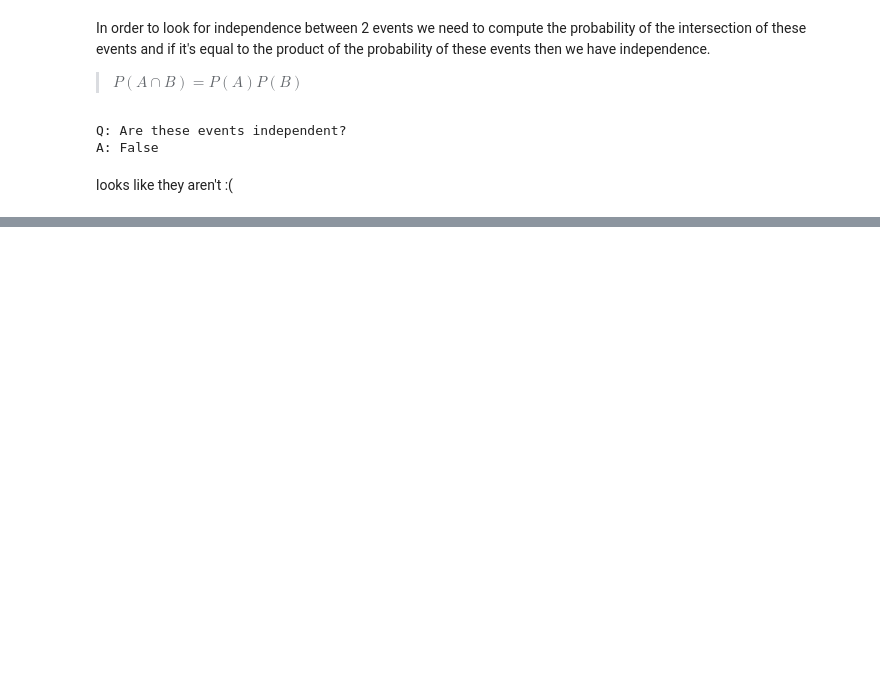
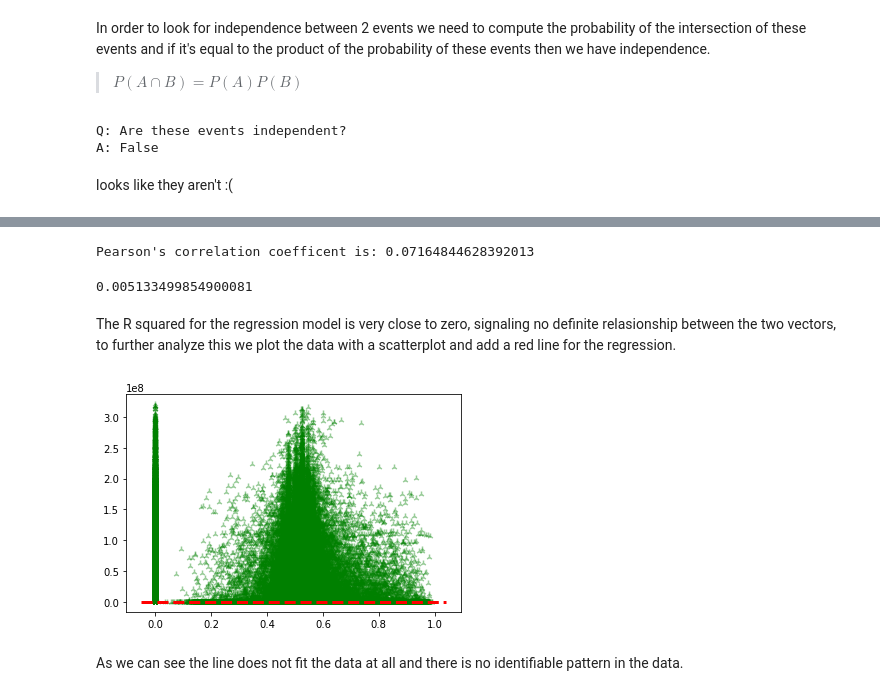
Before and after one commit to cosmin-z/ADM-HW2, a Jupyter notebook: Homework 2.ipynb, the cells around one changed output, grey strips where cells are left out. Drawn from its saved outputs; the diff is of its cells as text; code cells hidden in the pictures; blank space fills up the shorter version.

```diff
--- a/Homework 2.ipynb
+++ b/Homework 2.ipynb
@@ -259,0 +304,9 @@ looks like they aren't :(
+# %%
+# feature extraction
+timedelta = dataset.timestamp_updated-dataset.timestamp_created
+wvs = dataset.weighted_vote_score
+# Correlation computation
+cor = scipy.stats.pearsonr(wvs,timedelta)
+print("Pearson's correlation coefficent is:",cor[0])
+# %% [output]
+Pearson's correlation coefficent is: 0.07164844628392013
@@ -259,0 +317,27 @@ looks like they aren't :(
+# %%
+timedelta = np.array(timedelta)
+wvs = np.array(wvs)
+model = LinearRegression()
+model.fit(timedelta.reshape(-1,1),wvs)
+slope = model.coef_
+intercept = model.intercept_
+model.score(timedelta.reshape(-1,1),wvs)
+# %% [output]
+0.005133499854900081
+# %% [markdown]
+The R squared for the regression model is very close to zero, signaling no definite relasionship between the two vectors, to further analyze this we plot the data with a scatterplot and add a red line for the regression.
+# %%
+def abline(slope, intercept):
+    """Plot a line from slope and intercept"""
+    axes = plt.gca()
+    x_vals = np.array(axes.get_xlim())
+    y_vals = intercept + slope * x_vals
+    plt.plot(x_vals, y_vals, '--',lw=3,color='red')
+# %%
+plt.scatter(wvs,timedelta, marker='2', cmap='plasma',alpha=0.4,color='green')
+abline(slope,intercept)
+plt.show()
+# %% [output]
+[figure, added]
+# %% [markdown]
+As we can see the line does not fit the data at all and there is no identifiable pattern in the data.
```
Also changed, not shown: parts of 18 cells of this notebook.
